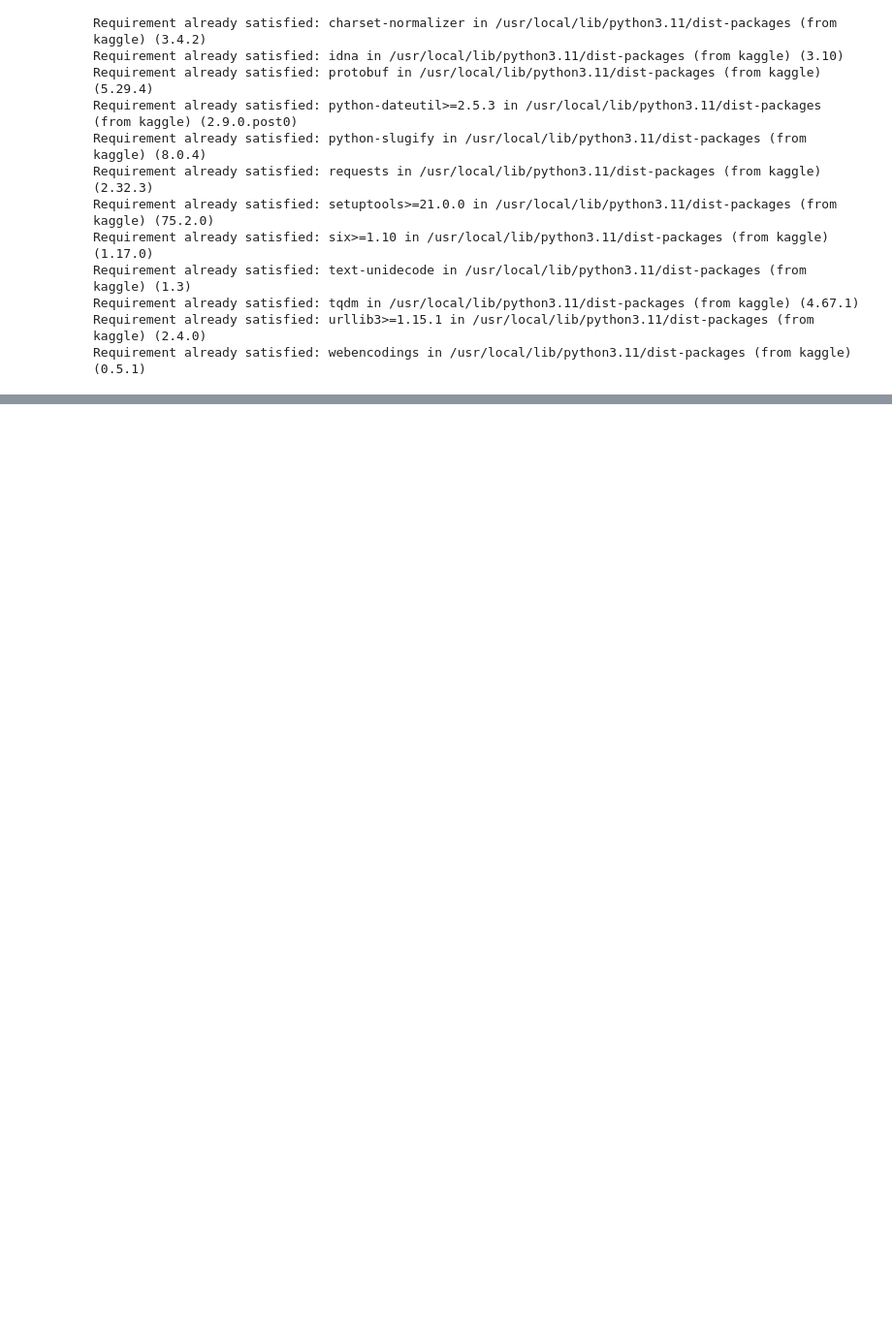
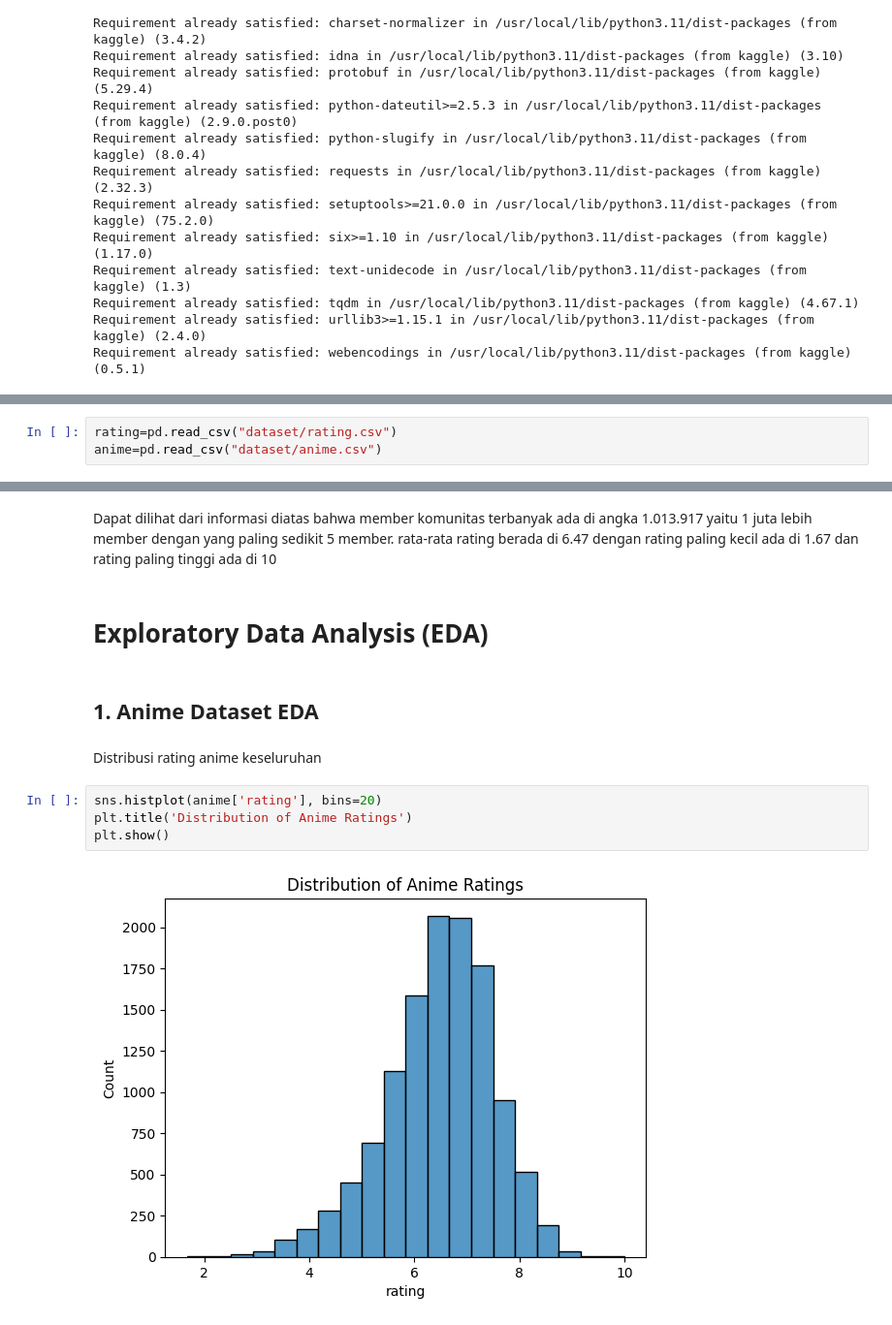
Before and after one commit to d4tu4llam/anime-recommendation, a Jupyter notebook: anime_reccomendation.ipynb, the cells around one changed output, grey strips where cells are left out. Shown at 97% size. Saved outputs shown, nothing was run; the diff lists cells and outputs as text; blank space fills up the shorter version.

```diff
--- a/anime_reccomendation.ipynb
+++ b/anime_reccomendation.ipynb
@@ -74,0 +150,3 @@ Successfully installed jedi-0.19.2
+# %%
+rating=pd.read_csv("dataset/rating.csv")
+anime=pd.read_csv("dataset/anime.csv")
@@ -74,0 +359,14 @@ Successfully installed jedi-0.19.2
+# %% [markdown]
+Dapat dilihat dari informasi diatas bahwa member komunitas terbanyak ada di angka 1.013.917 yaitu 1 juta lebih member dengan yang paling sedikit 5 member. rata-rata rating berada di 6.47 dengan rating paling kecil ada di 1.67 dan rating paling tinggi ada di 10
+# %% [markdown]
+# Exploratory Data  Analysis (EDA)
+# %% [markdown]
+## 1. Anime Dataset EDA
+# %% [markdown]
+Distribusi rating anime keseluruhan
+# %%
+sns.histplot(anime['rating'], bins=20)
+plt.title('Distribution of Anime Ratings')
+plt.show()
+# %% [output]
+[figure, added]
```
Also changed, not shown: parts of 128 cells of this notebook, 1 other file.
